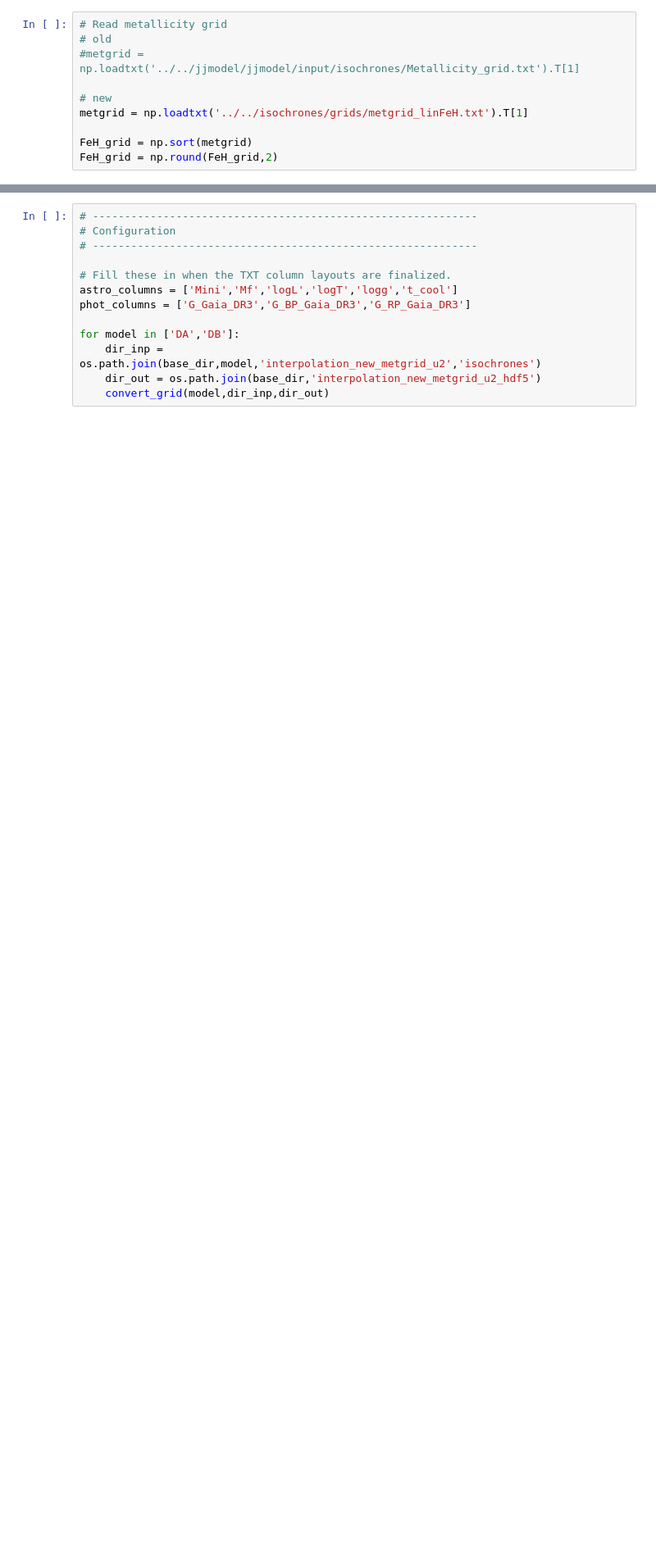
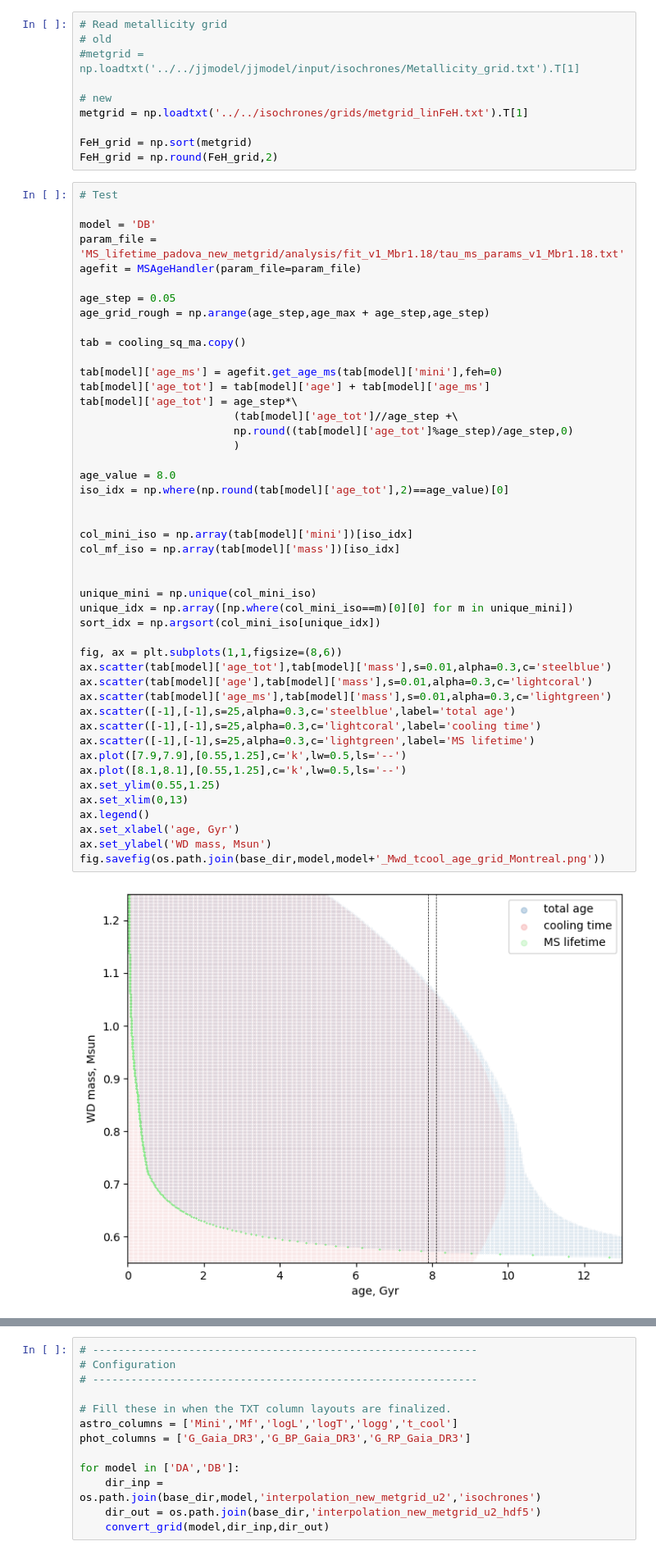
Before and after one commit to askenja/gaia-wd-fitting, a Jupyter notebook: 4a--Montreal_Interpolation.ipynb, the cells around one changed output, grey strips where cells are left out. Shown at 82% size. Saved outputs shown, nothing was run; the diff lists cells and outputs as text; blank space fills up the shorter version.

```diff
--- a/4a--Montreal_Interpolation.ipynb
+++ b/4a--Montreal_Interpolation.ipynb
@@ -549,6 +549,54 @@ metgrid = np.loadtxt('../../isochrones/grids/metgrid_linFeH.txt').T[1]
 
 FeH_grid = np.sort(metgrid)
 FeH_grid = np.round(FeH_grid,2)
+# %%
+# Test
+
+model = 'DB'
+param_file = 'MS_lifetime_padova_new_metgrid/analysis/fit_v1_Mbr1.18/tau_ms_params_v1_Mbr1.18.txt'
+agefit = MSAgeHandler(param_file=param_file)
+
+age_step = 0.05
+age_grid_rough = np.arange(age_step,age_max + age_step,age_step)
+
+tab = cooling_sq_ma.copy()
+
+tab[model]['age_ms'] = agefit.get_age_ms(tab[model]['mini'],feh=0)
+tab[model]['age_tot'] = tab[model]['age'] + tab[model]['age_ms']
+tab[model]['age_tot'] = age_step*\
+                        (tab[model]['age_tot']//age_step +\
+                        np.round((tab[model]['age_tot']%age_step)/age_step,0)
+                        )
+
+age_value = 8.0
+iso_idx = np.where(np.round(tab[model]['age_tot'],2)==age_value)[0]
+
+
+col_mini_iso = np.array(tab[model]['mini'])[iso_idx]
+col_mf_iso = np.array(tab[model]['mass'])[iso_idx]
+
+
+unique_mini = np.unique(col_mini_iso)
+unique_idx = np.array([np.where(col_mini_iso==m)[0][0] for m in unique_mini])
+sort_idx = np.argsort(col_mini_iso[unique_idx])
+
+fig, ax = plt.subplots(1,1,figsize=(8,6))
+ax.scatter(tab[model]['age_tot'],tab[model]['mass'],s=0.01,alpha=0.3,c='steelblue')
+ax.scatter(tab[model]['age'],tab[model]['mass'],s=0.01,alpha=0.3,c='lightcoral')
+ax.scatter(tab[model]['age_ms'],tab[model]['mass'],s=0.01,alpha=0.3,c='lightgreen')
+ax.scatter([-1],[-1],s=25,alpha=0.3,c='steelblue',label='total age')
+ax.scatter([-1],[-1],s=25,alpha=0.3,c='lightcoral',label='cooling time')
+ax.scatter([-1],[-1],s=25,alpha=0.3,c='lightgreen',label='MS lifetime')
+ax.plot([7.9,7.9],[0.55,1.25],c='k',lw=0.5,ls='--')
+ax.plot([8.1,8.1],[0.55,1.25],c='k',lw=0.5,ls='--')
+ax.set_ylim(0.55,1.25)
+ax.set_xlim(0,13)
+ax.legend()
+ax.set_xlabel('age, Gyr')
+ax.set_ylabel('WD mass, Msun')
+fig.savefig(os.path.join(base_dir,model,model+'_Mwd_tcool_age_grid_Montreal.png'))
+# %% [output]
+[figure, added]
 # %%
 
 def create_isochrones(cooling_table,FeH_grid,age_grid,age_step,iso_col_names,
```
Also changed, not shown: parts of 1 cell of this notebook, 9 other files.
